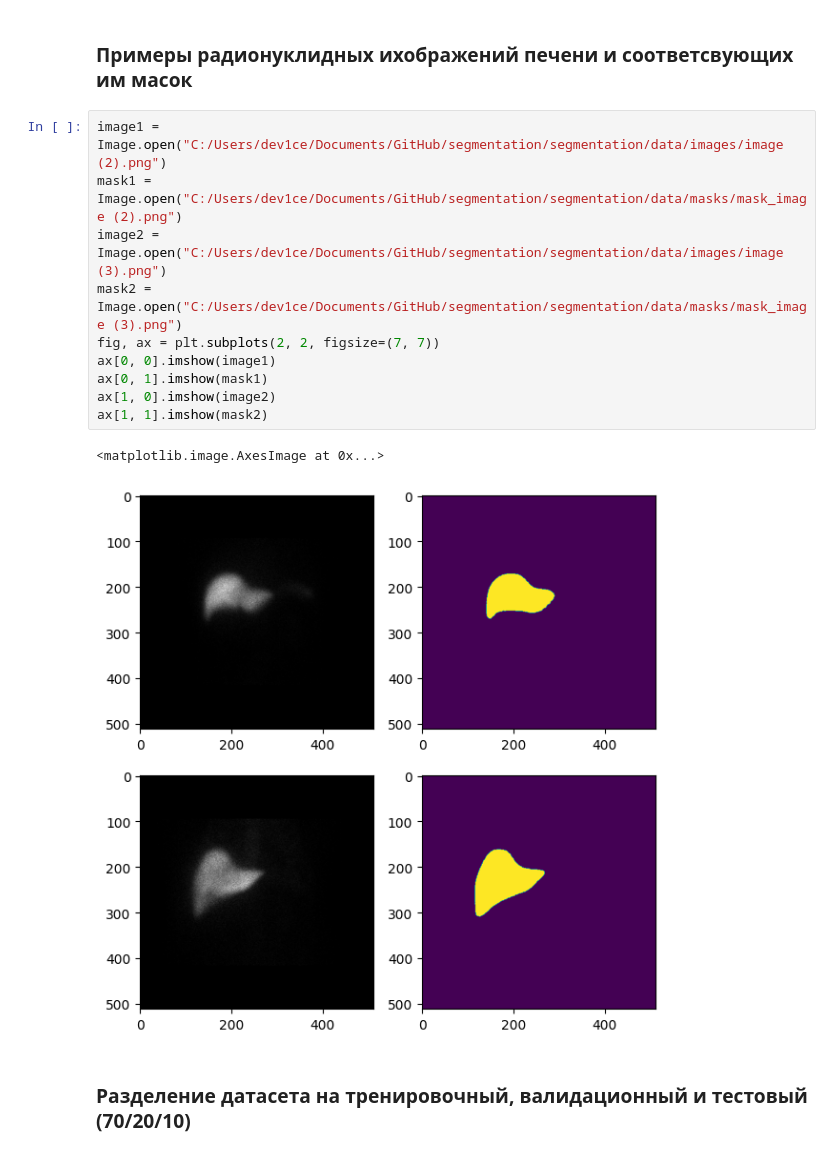
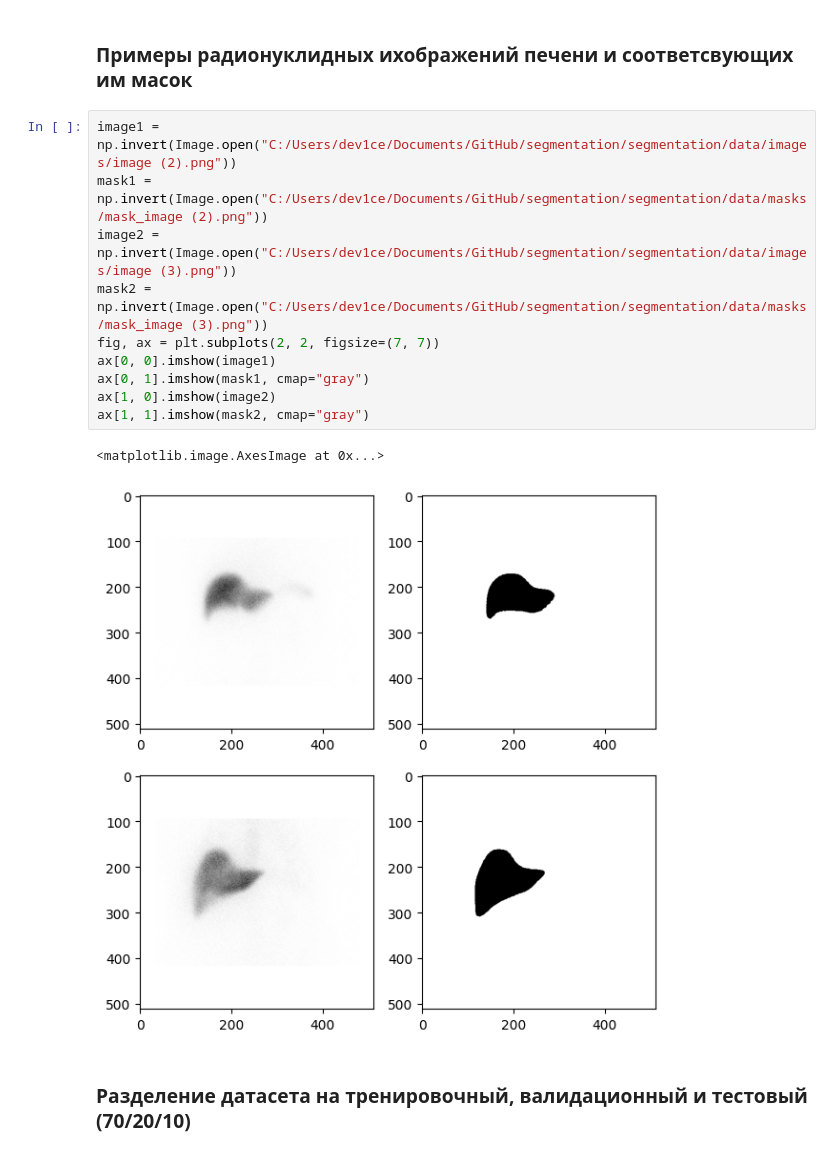
Before and after one commit to dev1cezzzzz/segmentation, a Jupyter notebook: segmentation/main.ipynb, the cells around one changed output. Drawn from its saved outputs; the diff is of its cells as text.

```diff
--- a/segmentation/main.ipynb
+++ b/segmentation/main.ipynb
@@ -49,18 +49,18 @@ transforms = albumentations.Compose(
 # %% [markdown]
 ### Примеры радионуклидных ихображений печени и соответсвующих им масок
 # %%
-image1 = Image.open("C:/Users/dev1ce/Documents/GitHub/segmentation/segmentation/data/images/image (2).png")
-mask1 = Image.open("C:/Users/dev1ce/Documents/GitHub/segmentation/segmentation/data/masks/mask_image (2).png")
-image2 = Image.open("C:/Users/dev1ce/Documents/GitHub/segmentation/segmentation/data/images/image (3).png")
-mask2 = Image.open("C:/Users/dev1ce/Documents/GitHub/segmentation/segmentation/data/masks/mask_image (3).png")
+image1 = np.invert(Image.open("C:/Users/dev1ce/Documents/GitHub/segmentation/segmentation/data/images/image (2).png"))
+mask1 = np.invert(Image.open("C:/Users/dev1ce/Documents/GitHub/segmentation/segmentation/data/masks/mask_image (2).png"))
+image2 = np.invert(Image.open("C:/Users/dev1ce/Documents/GitHub/segmentation/segmentation/data/images/image (3).png"))
+mask2 = np.invert(Image.open("C:/Users/dev1ce/Documents/GitHub/segmentation/segmentation/data/masks/mask_image (3).png"))
 fig, ax = plt.subplots(2, 2, figsize=(7, 7))
 ax[0, 0].imshow(image1)
-ax[0, 1].imshow(mask1)
+ax[0, 1].imshow(mask1, cmap="gray")
 ax[1, 0].imshow(image2)
-ax[1, 1].imshow(mask2)
+ax[1, 1].imshow(mask2, cmap="gray")
 # %% [output]
 <matplotlib.image.AxesImage at 0x...>
-[figure, old version]
+[figure, new version]
 # %% [markdown]
 ### Разделение датасета на тренировочный, валидационный и тестовый (70/20/10)
 # %%
```
Also changed, not shown: parts of 2 cells of this notebook.
